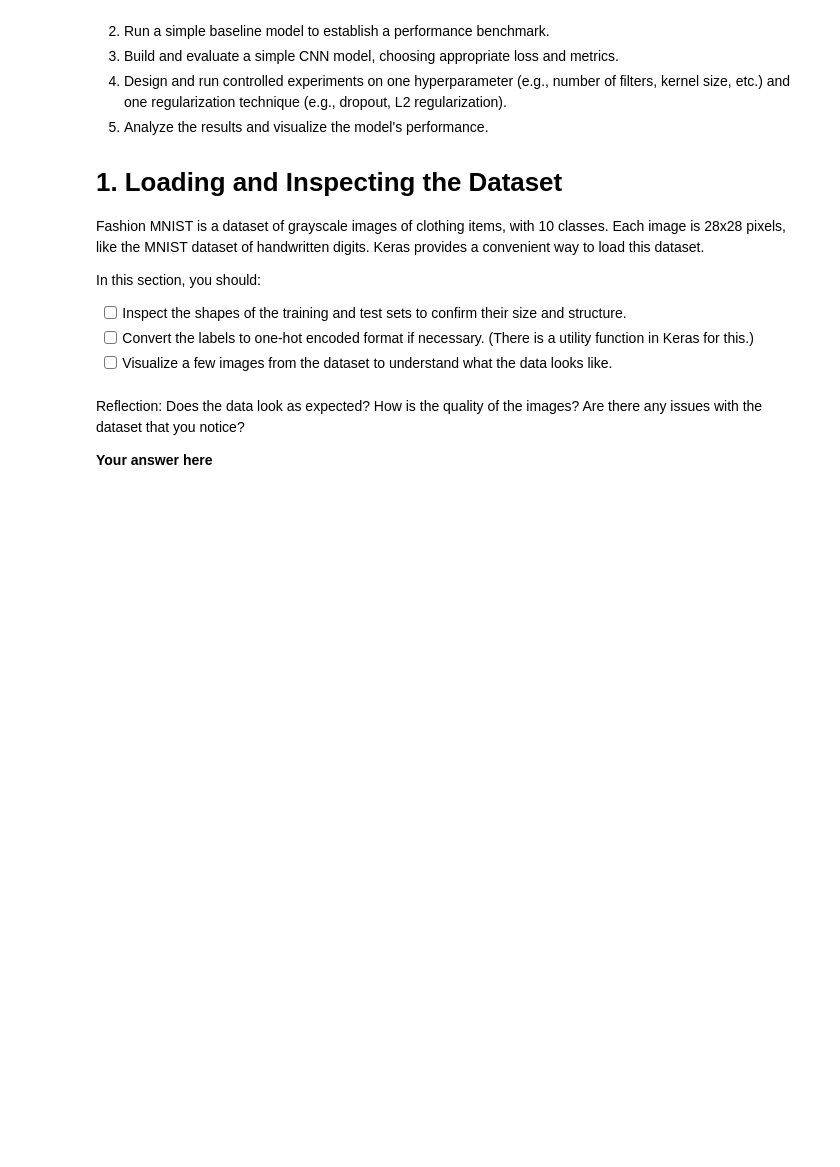
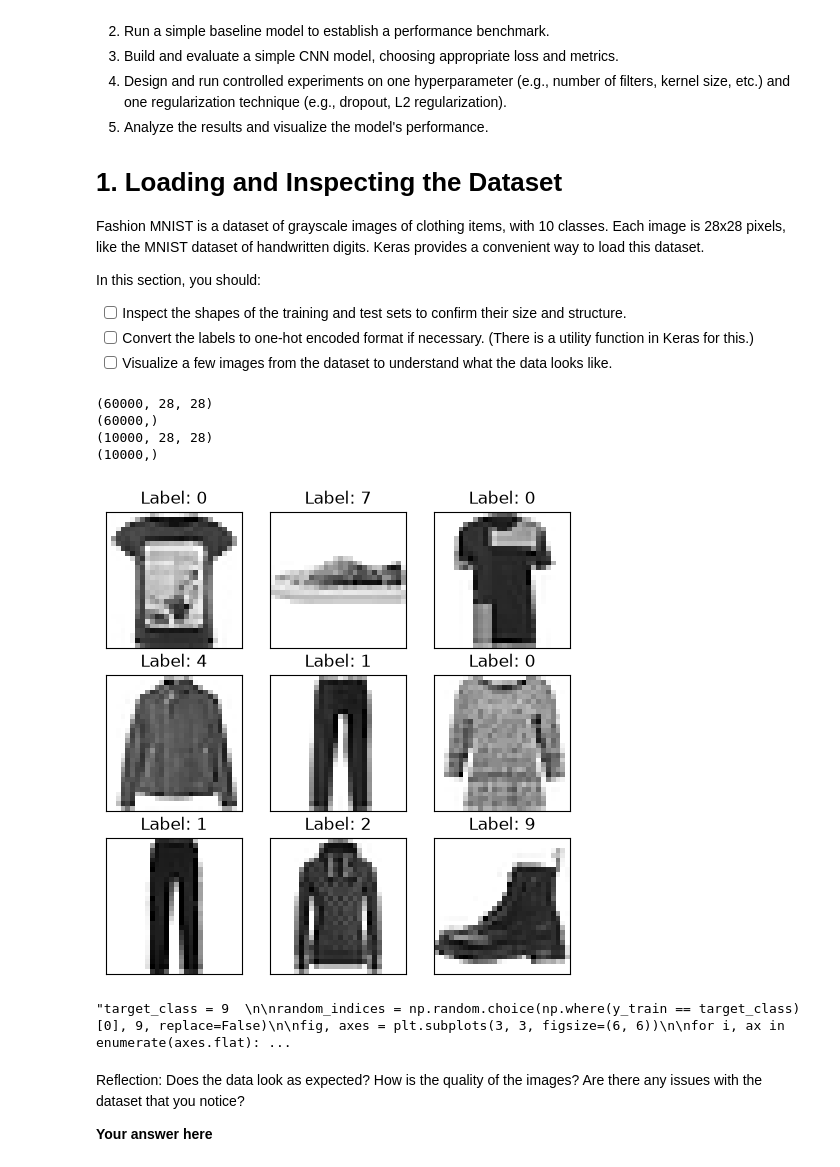
Before and after one commit to cryptoHelium/deep_learning, a Jupyter notebook: 02_activities/assignments/assignment_1.ipynb, the cells around one changed output. Saved outputs shown, nothing was run; the diff lists cells and outputs as text; code cells hidden in the pictures; blank space fills up the shorter version.

```diff
--- a/02_activities/assignments/assignment_1.ipynb
+++ b/02_activities/assignments/assignment_1.ipynb
@@ -32,9 +32,63 @@ class_names = ["T-shirt/top", "Trouser", "Pullover", "Dress", "Coat", "Sandal",
 # %%
 # Inspect the shapes of the datasets
 
+import matplotlib.pyplot as plt
+import numpy as np
 
+
+
+print(X_train.shape)
+print(y_train.shape)
+print(X_test.shape)
+print(y_test.shape)
+
+
+# Selecting 9 random indices
+random_indices = np.random.choice(len(X_train), 9, replace=False)
+
+# Creating a 3x3 grid plot
+fig, axes = plt.subplots(3, 3, figsize=(6, 6))
+
+for i, ax in enumerate(axes.flat):
+    ax.imshow(X_train[random_indices[i]], cmap=plt.cm.gray_r, interpolation='nearest')
+    ax.set_title(f"Label: {y_train[random_indices[i]]}")
+
+    # Removing axis labels
+    ax.set_xticks([])
+    ax.set_yticks([])
+
+plt.show()
+
+
+
+
+
+
+
+"""target_class = 9
+
+random_indices = np.random.choice(np.where(y_train == target_class)[0], 9, replace=False)
+
+fig, axes = plt.subplots(3, 3, figsize=(6, 6))
+
+for i, ax in enumerate(axes.flat):
+    ax.imshow(X_train[random_indices[i]], cmap=plt.cm.gray_r, interpolation='nearest')
+    ax.set_title(class_names[y_train[random_indices[i]]])
+    ax.set_xticks([])
+    ax.set_yticks([])
+
+plt.tight_layout()   # stops the titles overlapping, longer names here
+plt.show()
 # Convert labels to one-hot encoding
 from tensorflow.keras.utils import to_categorical
+"""
+# %% [output]
+(60000, 28, 28)
+(60000,)
+(10000, 28, 28)
+(10000,)
+[figure, added]
+"target_class = 9  \n\nrandom_indices = np.random.choice(np.where(y_train == target_class)[0], 9, replace=False)\n\nfig, axes = plt.subplots(3, 3, figsize=(6, 6))\n\nfor i, ax in enumerate(axes.flat): ...
 # %%
 import matplotlib.pyplot as plt
 # Verify the data looks as expected
```
Also changed, not shown: parts of 1 cell of this notebook, 1 other file.
